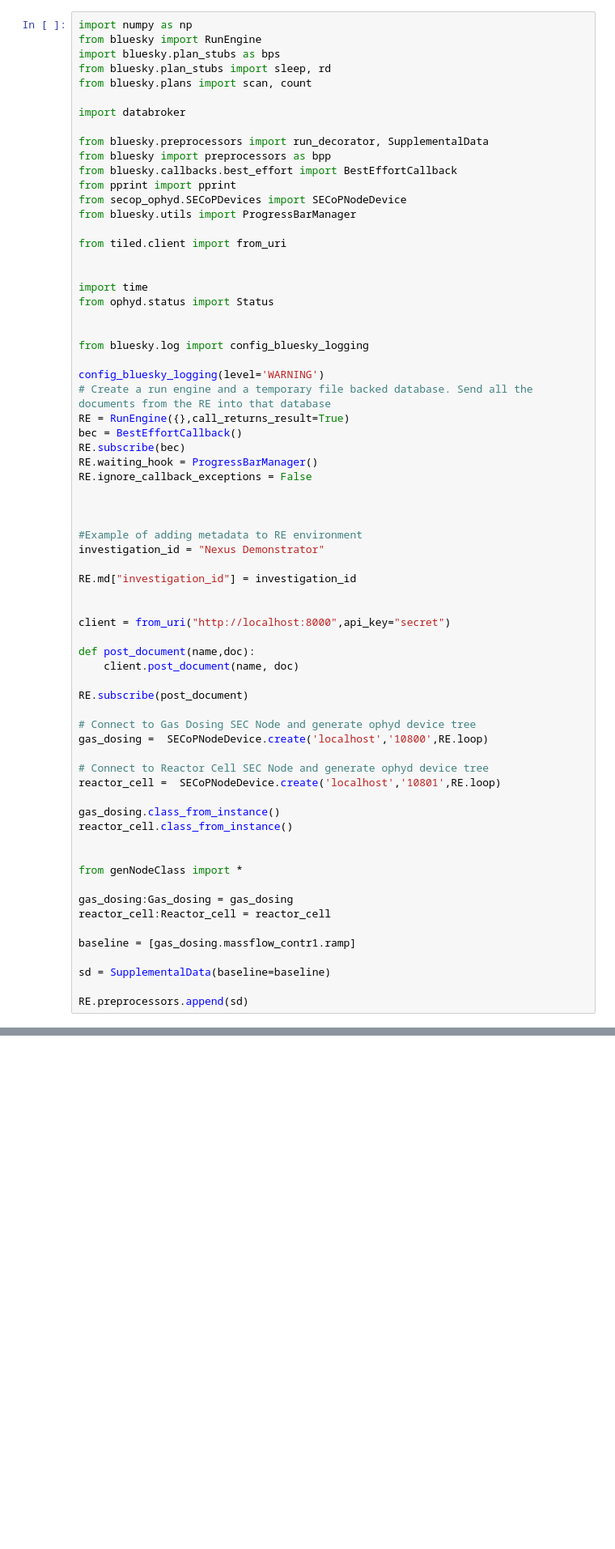
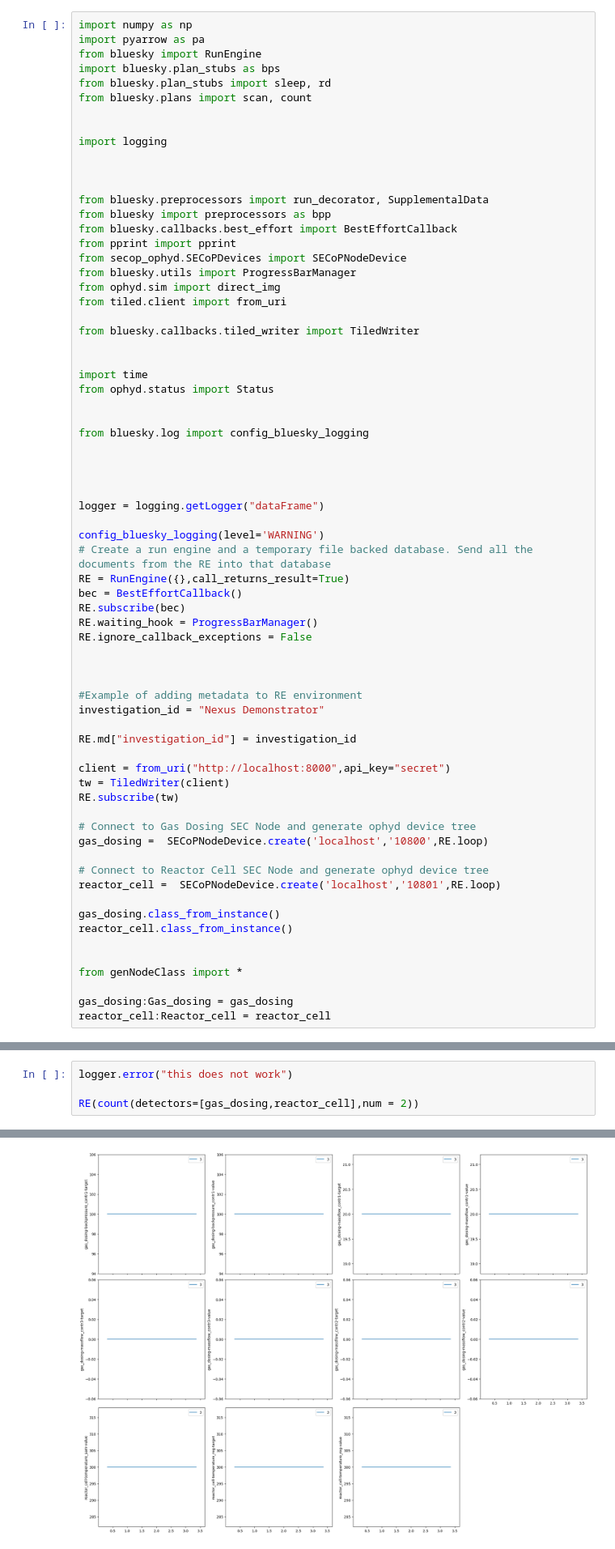
Before and after one commit to Bilchreis/secop-nexus-demonstrator, a Jupyter notebook: Nexus_Demonstrator.ipynb, the cells around one changed output, grey strips where cells are left out. Shown at 81% size. Saved outputs shown, nothing was run; the diff lists cells and outputs as text; blank space fills up the shorter version.

Commit message:
tiled writer

````diff
--- a/Nexus_Demonstrator.ipynb
+++ b/Nexus_Demonstrator.ipynb
@@ -12,12 +12,16 @@ Start Containers and additionally start frappy gui:
 ```make frappy```
 # %%
 import numpy as np
+import pyarrow as pa
 from bluesky import RunEngine
 import bluesky.plan_stubs as bps
 from bluesky.plan_stubs import sleep, rd
 from bluesky.plans import scan, count
 
-import databroker
+
+import logging
+
+
 
 from bluesky.preprocessors import run_decorator, SupplementalData
 from bluesky import preprocessors as bpp
@@ -25,8 +29,10 @@ from bluesky.callbacks.best_effort import BestEffortCallback
 from pprint import pprint
 from secop_ophyd.SECoPDevices import SECoPNodeDevice
 from bluesky.utils import ProgressBarManager
+from ophyd.sim import direct_img
+from tiled.client import from_uri
 
-from tiled.client import from_uri
+from bluesky.callbacks.tiled_writer import TiledWriter
 
 
 import time
@@ -34,6 +40,11 @@ from ophyd.status import Status
 
 
 from bluesky.log import config_bluesky_logging
+
+
+
+
+logger = logging.getLogger("dataFrame")
 
 config_bluesky_logging(level='WARNING')
 # Create a run engine and a temporary file backed database. Send all the documents from the RE into that database
@@ -50,13 +61,9 @@ investigation_id = "Nexus Demonstrator"
 
 RE.md["investigation_id"] = investigation_id
 
-
 client = from_uri("http://localhost:8000",api_key="secret")
-
-def post_document(name,doc):
-    client.post_document(name, doc)
-
-RE.subscribe(post_document)
+tw = TiledWriter(client)
+RE.subscribe(tw)
 
 # Connect to Gas Dosing SEC Node and generate ophyd device tree
 gas_dosing =  SECoPNodeDevice.create('localhost','10800',RE.loop)
@@ -72,9 +79,3 @@ from genNodeClass import *
 
 gas_dosing:Gas_dosing = gas_dosing
 reactor_cell:Reactor_cell = reactor_cell
-
-baseline = [gas_dosing.massflow_contr1.ramp]
-
-sd = SupplementalData(baseline=baseline)
-
-RE.preprocessors.append(sd)
@@ -83,0 +106,5 @@ From here on out the SECoP-Ophyd devices are fully usable and behave like any ot
+# %%
+logger.error("this does not work")
+
+RE(count(detectors=[gas_dosing,reactor_cell],num = 2))
+# %% [output]
@@ -83,0 +123 @@ From here on out the SECoP-Ophyd devices are fully usable and behave like any ot
+[figure, added]
````
Also changed, not shown: parts of 9 cells of this notebook, 5 other files.
